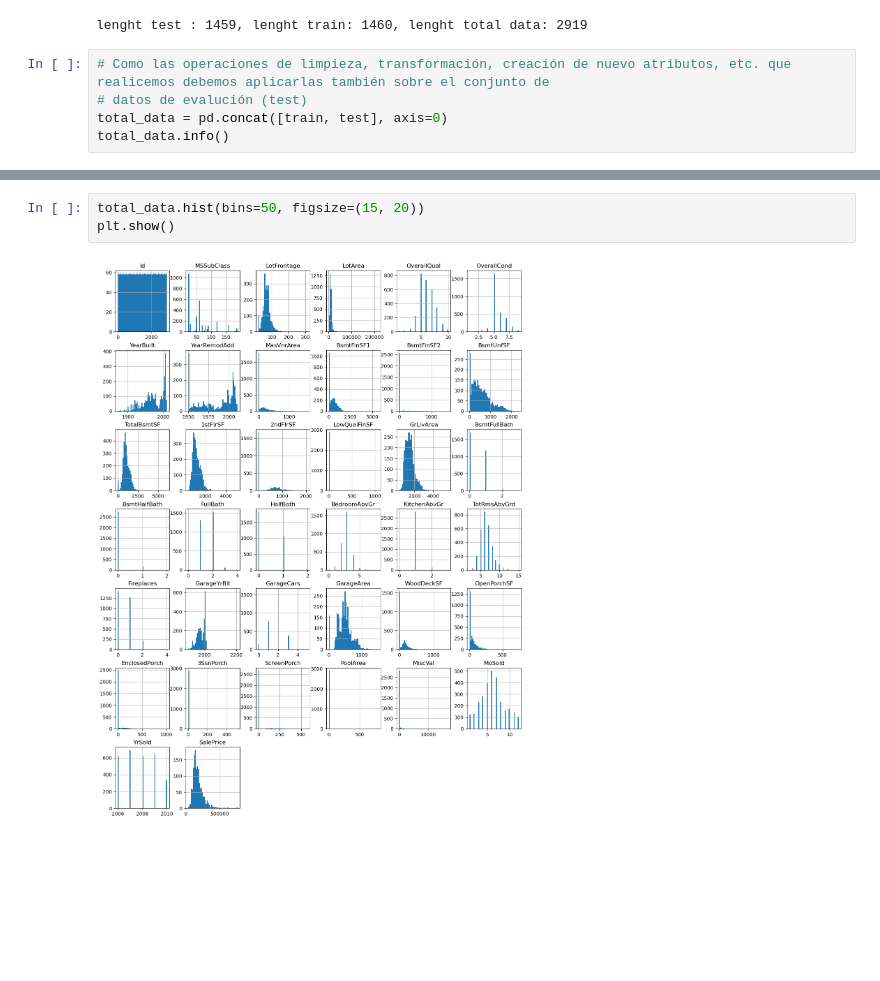
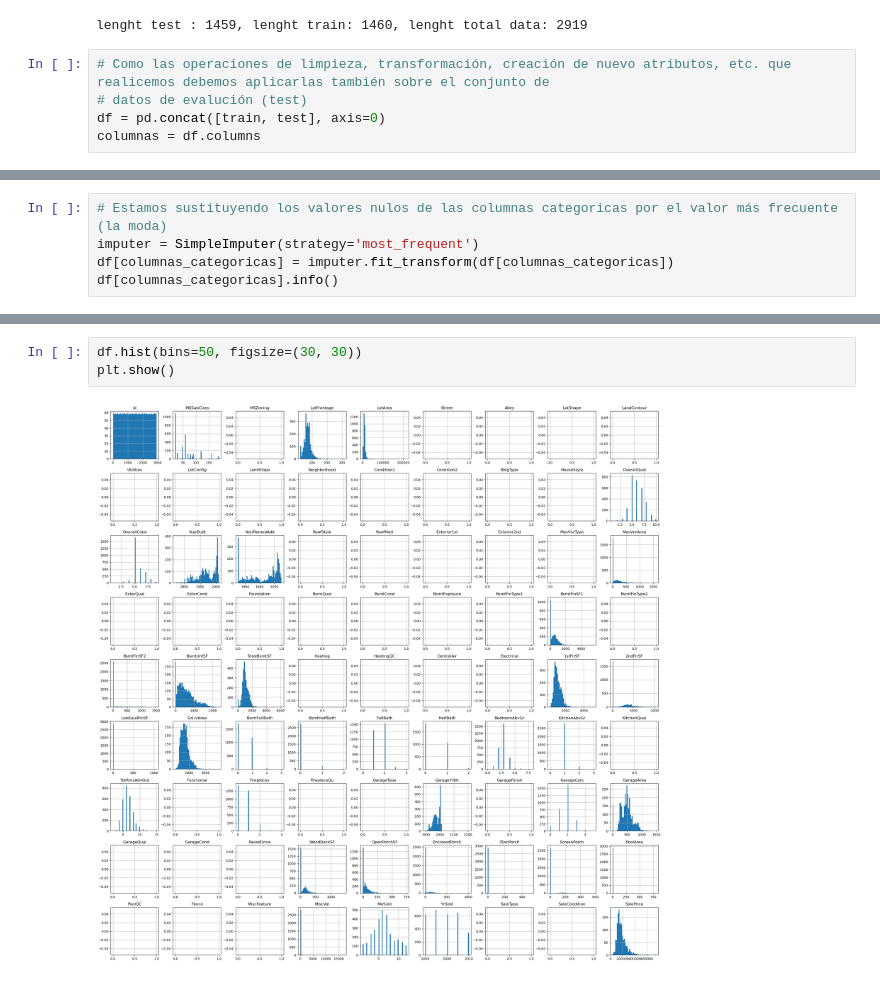
Before and after one commit to steestor/Supervised_Learning_Project_Samsung, a Jupyter notebook: Proyecto Final - House prices.ipynb, the cells around one changed output, grey strips where cells are left out. Drawn from its saved outputs; the diff is of its cells as text; blank space fills up the shorter version.

```diff
--- a/Proyecto Final - House prices.ipynb
+++ b/Proyecto Final - House prices.ipynb
@@ -58,5 +159,5 @@ lenght test : 1459, lenght train: 1460, lenght total data: 2919
 # %%
 # Como las operaciones de limpieza, transformación, creación de nuevo atributos, etc. que realicemos debemos aplicarlas también sobre el conjunto de
 # datos de evalución (test)
-total_data = pd.concat([train, test], axis=0)
-total_data.info()
+df = pd.concat([train, test], axis=0)
+columnas = df.columns
@@ -80,0 +211,5 @@ memory usage: 1.8+ MB
+# %%
+# Estamos sustituyendo los valores nulos de las columnas categoricas por el valor más frecuente (la moda)
+imputer = SimpleImputer(strategy='most_frequent')
+df[columnas_categoricas] = imputer.fit_transform(df[columnas_categoricas])
+df[columnas_categoricas].info()
@@ -81,5 +271,5 @@ memory usage: 1.8+ MB
 # %%
-total_data.hist(bins=50, figsize=(15, 20))
+df.hist(bins=50, figsize=(30, 30))
 plt.show()
 # %% [output]
-[figure, old version]
+[figure, new version]
```
Also changed, not shown: parts of 19 cells of this notebook.
